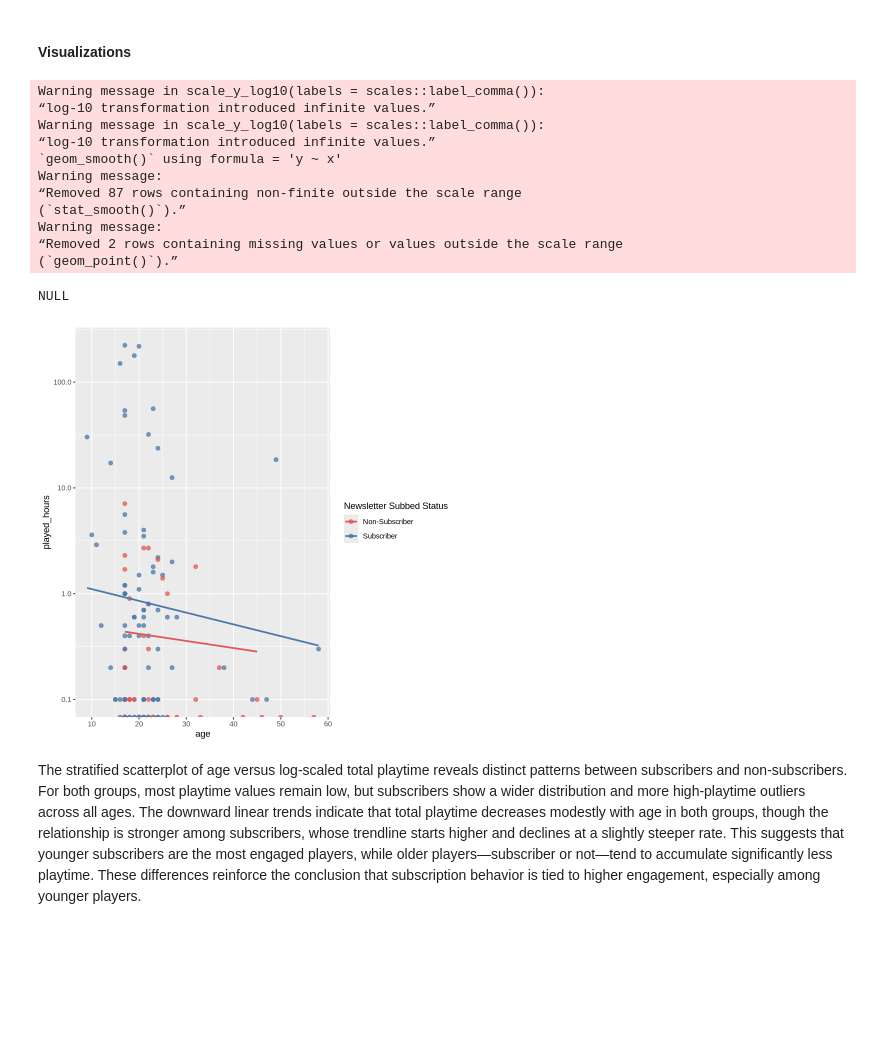
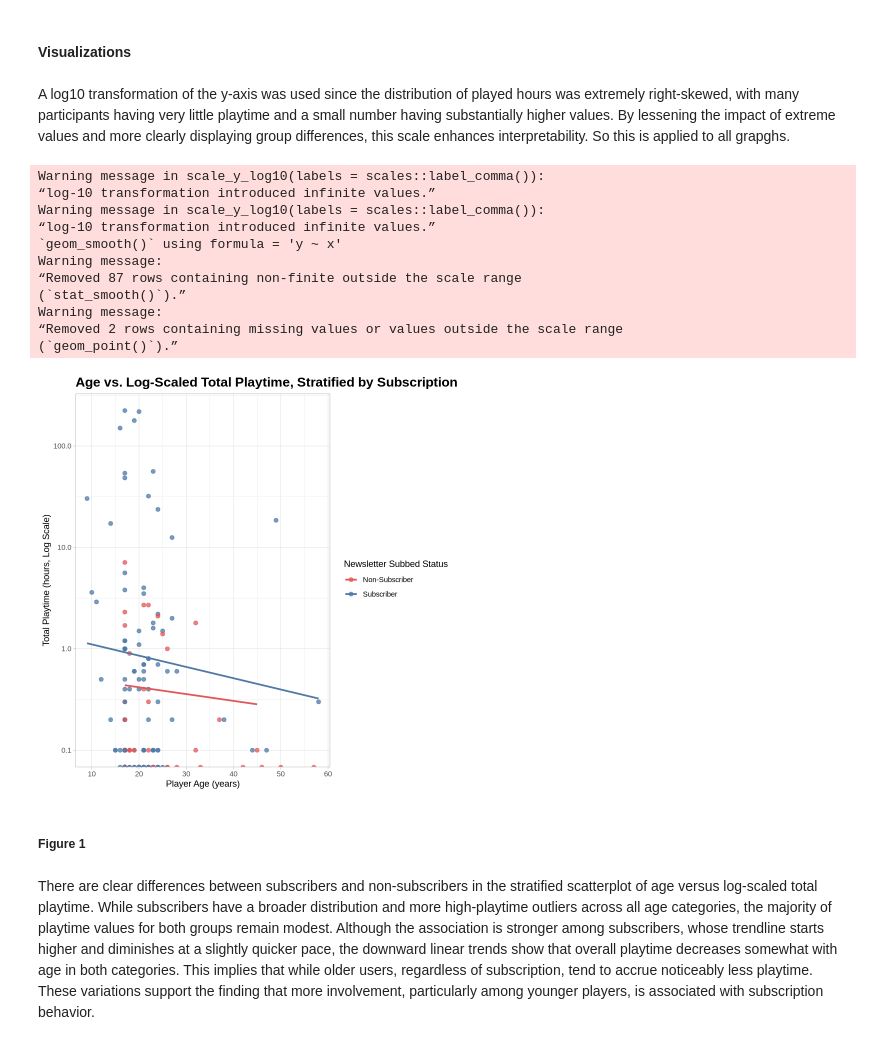
Before and after one commit to abeC-007/DSCI-ProjectRepository, a Jupyter notebook: plan.ipynb, the cells around one changed output. Drawn from its saved outputs; the diff is of its cells as text; code cells hidden in the pictures; blank space fills up the shorter version.

```diff
--- a/plan.ipynb
+++ b/plan.ipynb
@@ -181,6 +181,8 @@ $ age              <dbl> 9, 17, 17, 21, 21, 17, 19, 21, 47, 22, 23, 17, 25, 22
 $ experience_level <fct> Pro, Veteran, Veteran, Amateur, Regular, Amateur, Reg…
 # %% [markdown]
 #### Visualizations
+# %% [markdown]
+A log10 transformation of the y-axis was used since the distribution of played hours was extremely right-skewed, with many participants having very little playtime and a small number having substantially higher values. By lessening the impact of extreme values and more clearly displaying group differences, this scale enhances interpretability. So this is applied to all grapghs.
 # %%
 
 
@@ -192,39 +194,39 @@ ggplot(players_clean, aes(x = age, y = played_hours, color = subscribe)) +
   scale_color_manual(
     values = c("FALSE" = "#E15759", "TRUE" = "#4E79A7"),
     labels = c("FALSE" = "Non-Subscriber", "TRUE" = "Subscriber"),
     name = "Newsletter Subbed Status"
   ) +
-  scale_y_log10(labels = scales::label_comma())
+  scale_y_log10(labels = scales::label_comma())+
   labs(
     title = "Age vs. Log-Scaled Total Playtime, Stratified by Subscription Status",
 
     x = "Player Age (years)",
     y = "Total Playtime (hours, Log Scale)"
   ) +
   theme_light() +
 
   # Further aesthetic tuning (optional but adds polish)
   theme(
     plot.title = element_text(face = "bold", size = 16),
-    plot.subtitle = element_text(size = 11, color = "gray30"),
     legend.position = "right"
   )
 # %% [output]
 Warning message in scale_y_log10(labels = scales::label_comma()):
 “log-10 transformation introduced infinite values.”
 Warning message in scale_y_log10(labels = scales::label_comma()):
 “log-10 transformation introduced infinite values.”
 `geom_smooth()` using formula = 'y ~ x'
 Warning message:
 “Removed 87 rows containing non-finite outside the scale range
 (`stat_smooth()`).”
 Warning message:
 “Removed 2 rows containing missing values or values outside the scale range
 (`geom_point()`).”
-NULL
-[figure, old version]
+[figure, new version]
+# %% [markdown]
+##### Figure 1
 # %% [markdown]
-The stratified scatterplot of age versus log-scaled total playtime reveals distinct patterns between subscribers and non-subscribers. For both groups, most playtime values remain low, but subscribers show a wider distribution and more high-playtime outliers across all ages. The downward linear trends indicate that total playtime decreases modestly with age in both groups, though the relationship is stronger among subscribers, whose trendline starts higher and declines at a slightly steeper rate. This suggests that younger subscribers are the most engaged players, while older players—subscriber or not—tend to accumulate significantly less playtime. These differences reinforce the conclusion that subscription behavior is tied to higher engagement, especially among younger players.
+There are clear differences between subscribers and non-subscribers in the stratified scatterplot of age versus log-scaled total playtime. While subscribers have a broader distribution and more high-playtime outliers across all age categories, the majority of playtime values for both groups remain modest. Although the association is stronger among subscribers, whose trendline starts higher and diminishes at a slightly quicker pace, the downward linear trends show that overall playtime decreases somewhat with age in both categories. This implies that while older users, regardless of subscription, tend to accrue noticeably less playtime. These variations support the finding that more involvement, particularly among younger players, is associated with subscription behavior.
 # %%
 
 ggplot(players_clean, aes(x = experience, y = played_hours)) +
```
Also changed, not shown: parts of 11 cells of this notebook.
